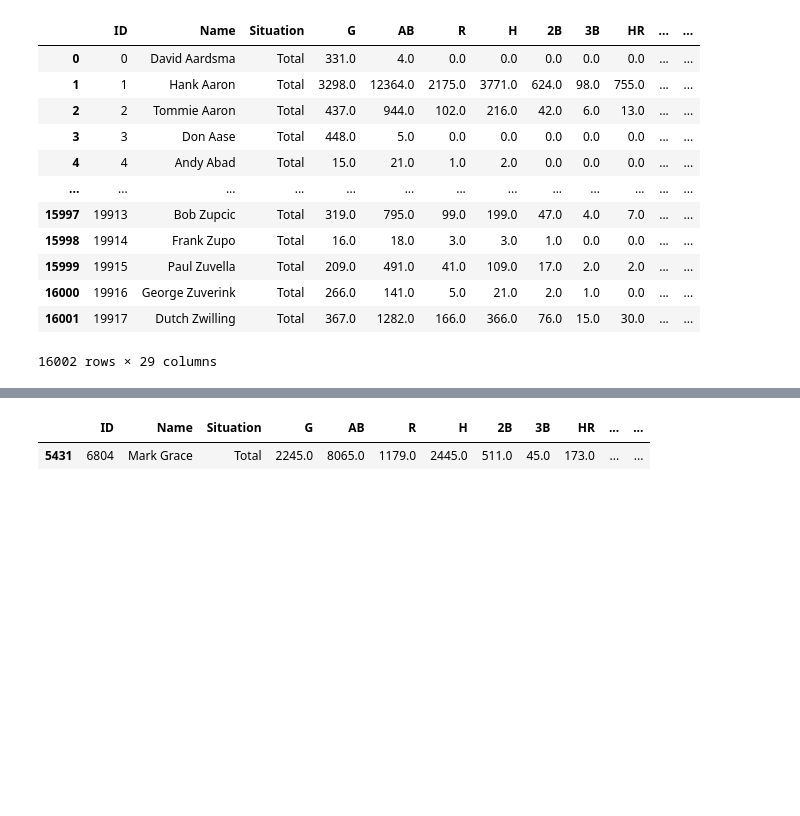
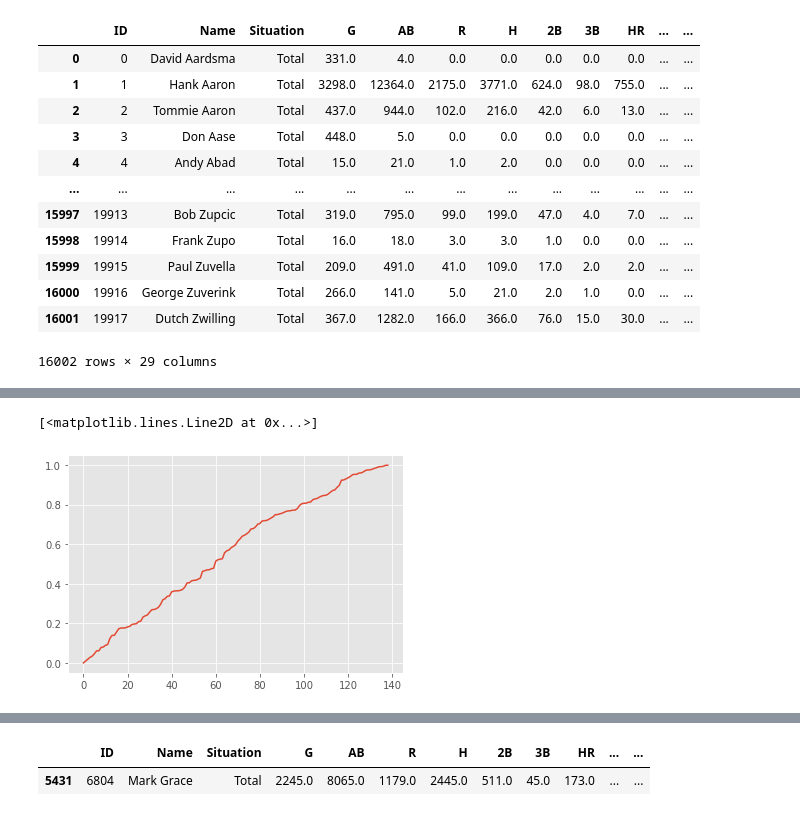
Before and after one commit to kiwymic/MLB-data-analysis, a Jupyter notebook: MLB career analysis.ipynb, the cells around one changed output, grey strips where cells are left out. Saved outputs shown, nothing was run; the diff lists cells and outputs as text; code cells hidden in the pictures; blank space fills up the shorter version.

```diff
--- a/MLB career analysis.ipynb
+++ b/MLB career analysis.ipynb
@@ -845,0 +890,6 @@ Index(['ID', 'Name', 'Situation', 'G', 'AB', 'R', 'H', '2B', '3B', 'HR', 'RBI',
+# %%
+temp = sorted(df_player_summary[df_player_summary["HOF_batter"]]["p_RISP"].dropna());
+plt.plot(temp)
+# %% [output]
+[<matplotlib.lines.Line2D at 0x...>]
+[figure, added]
```
Also changed, not shown: parts of 39 cells of this notebook.
